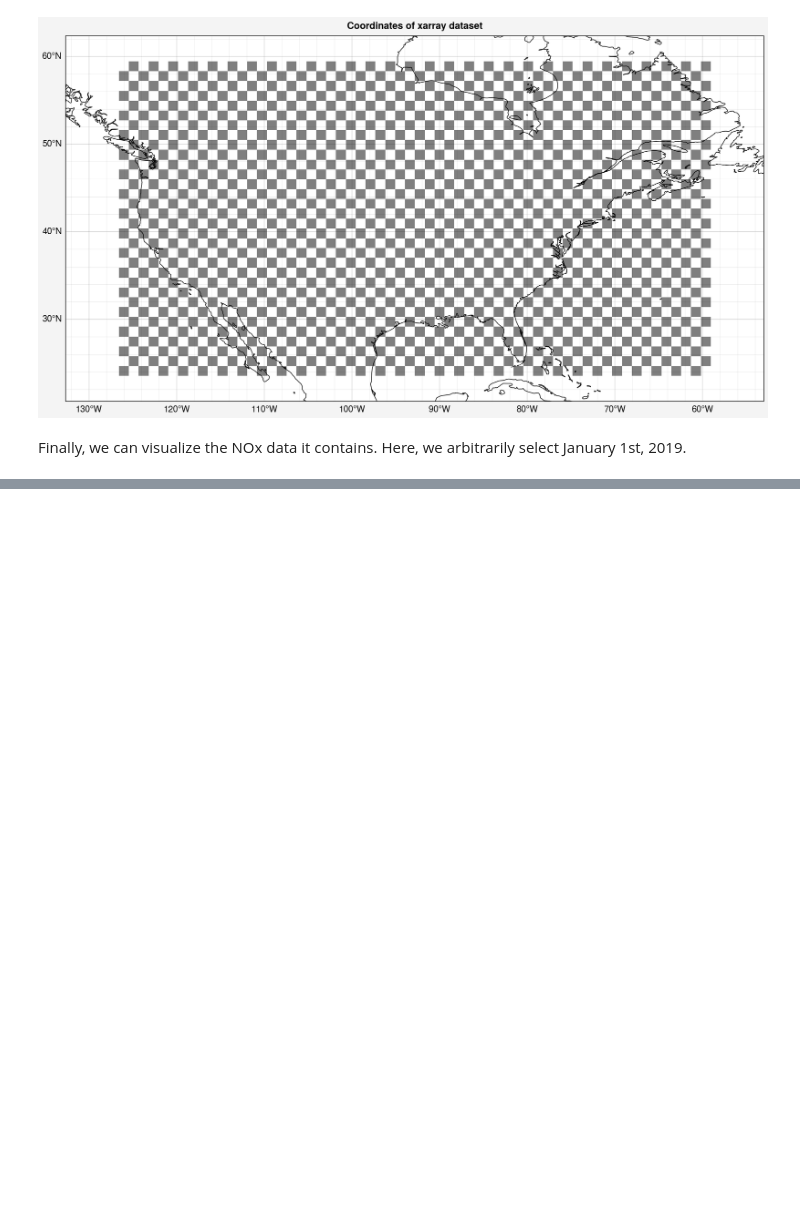
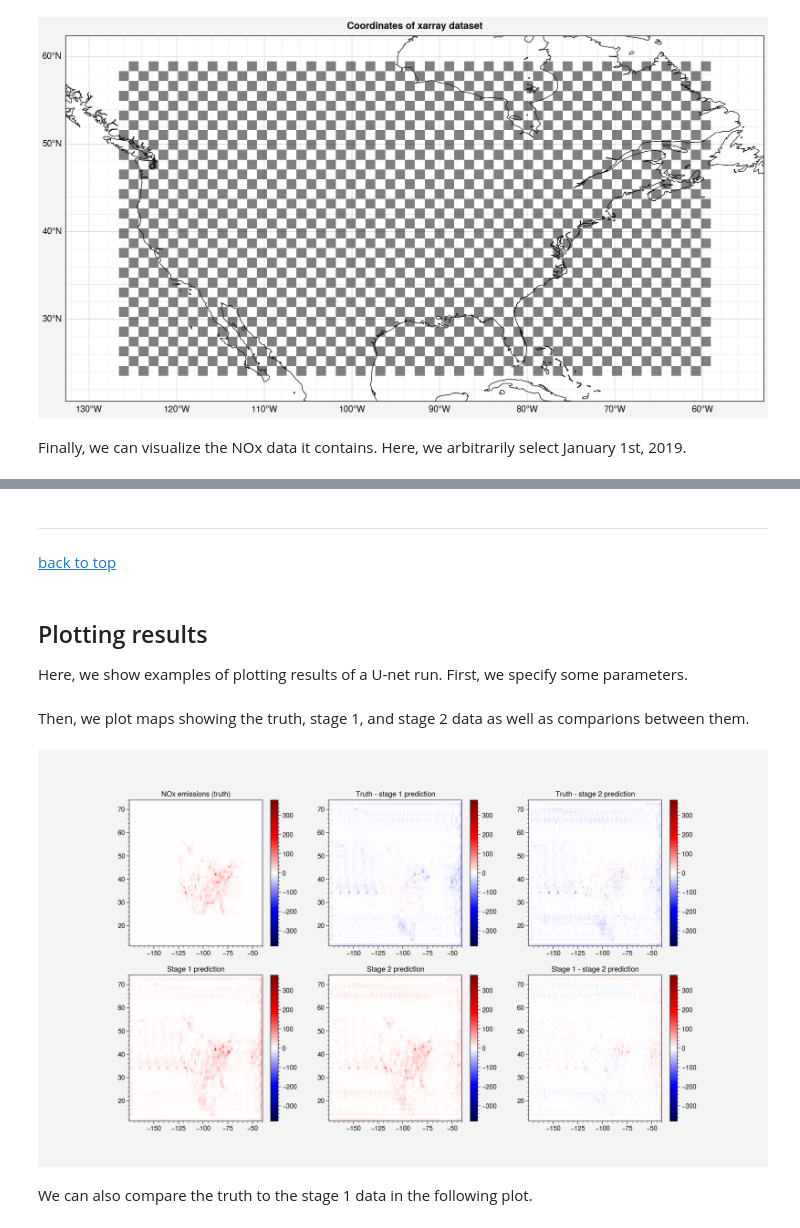
Before and after one commit to scheemik/unox, a Jupyter notebook: docs/example.ipynb, the cells around one changed output, grey strips where cells are left out. Drawn from its saved outputs; the diff is of its cells as text; code cells hidden in the pictures; blank space fills up the shorter version.

Commit message:
style: format examples to be more readable

```diff
--- a/docs/example.ipynb
+++ b/docs/example.ipynb
@@ -223,0 +78,23 @@ test_fig = uplt.plot_nox()
+# %% [markdown]
+---
+<a id='plotting_results'></a>
+[back to top](#top)
+# %% [markdown]
+## Plotting results
+
+Here, we show examples of plotting results of a U-net run. First, we specify some parameters.
+# %%
+ex_year = 2019
+ex_HPC_run = 'test_unet_601760'
+ex_date = '2019-01-01T00:00:00'
+# %% [markdown]
+Then, we plot maps showing the truth, stage 1, and stage 2 data as well as comparions between them.
+# %%
+comp_maps = uplt.plot_stage_comp_maps(
+        truth_params={'stage': 1, 'x_or_y': 'y', 'year': ex_year},
+        pred_params={'stage': -1, 'HPC_run': ex_HPC_run, 'year': ex_year},
+        this_date=ex_date)
+# %% [output]
+[figure, added]
+# %% [markdown]
+We can also compare the truth to the stage 1 data in the following plot.
```
Also changed, not shown: parts of 28 cells of this notebook.
